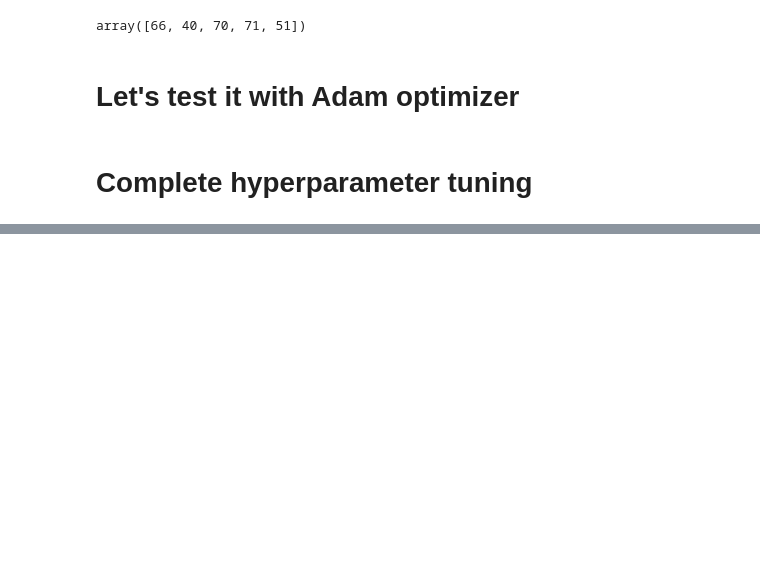
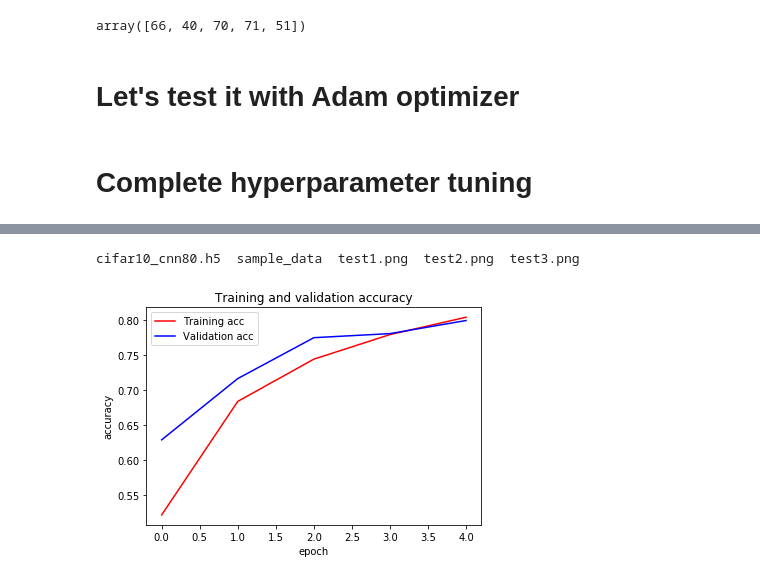
Before and after one commit to sc-dataman/DL_NNets, a Jupyter notebook: TF_CIFAR.ipynb, the cells around one changed output, grey strips where cells are left out. Saved outputs shown, nothing was run; the diff lists cells and outputs as text; code cells hidden in the pictures; blank space fills up the shorter version.

```diff
--- a/TF_CIFAR.ipynb
+++ b/TF_CIFAR.ipynb
@@ -852,0 +721,9 @@ Epoch 3/5
+# %%
+!ls
+f.savefig( "test3.png")
+
+from google.colab import files
+files.download( "test3.png" )
+# %% [output]
+cifar10_cnn80.h5  sample_data  test1.png  test2.png  test3.png
+[figure, added]
```
Also changed, not shown: parts of 29 cells of this notebook.
